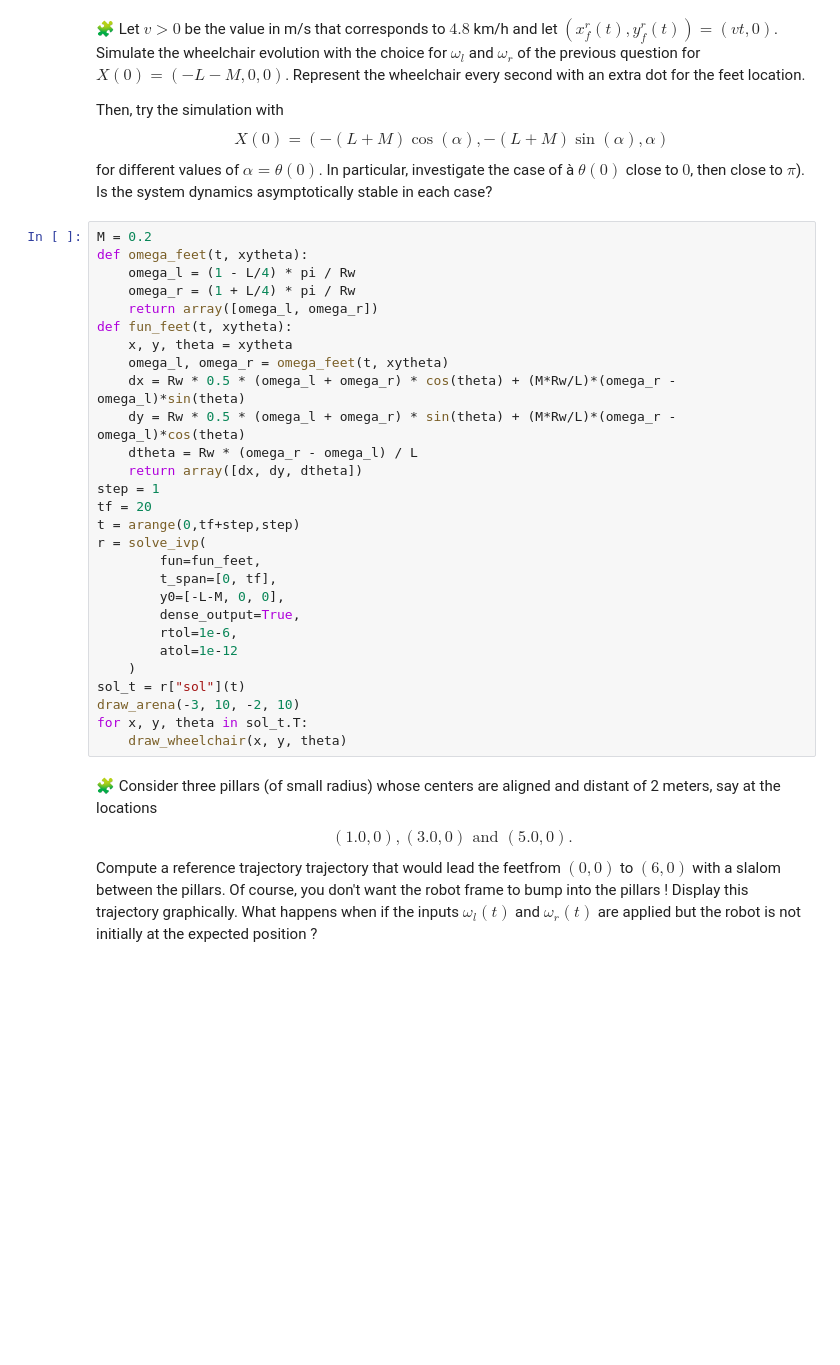
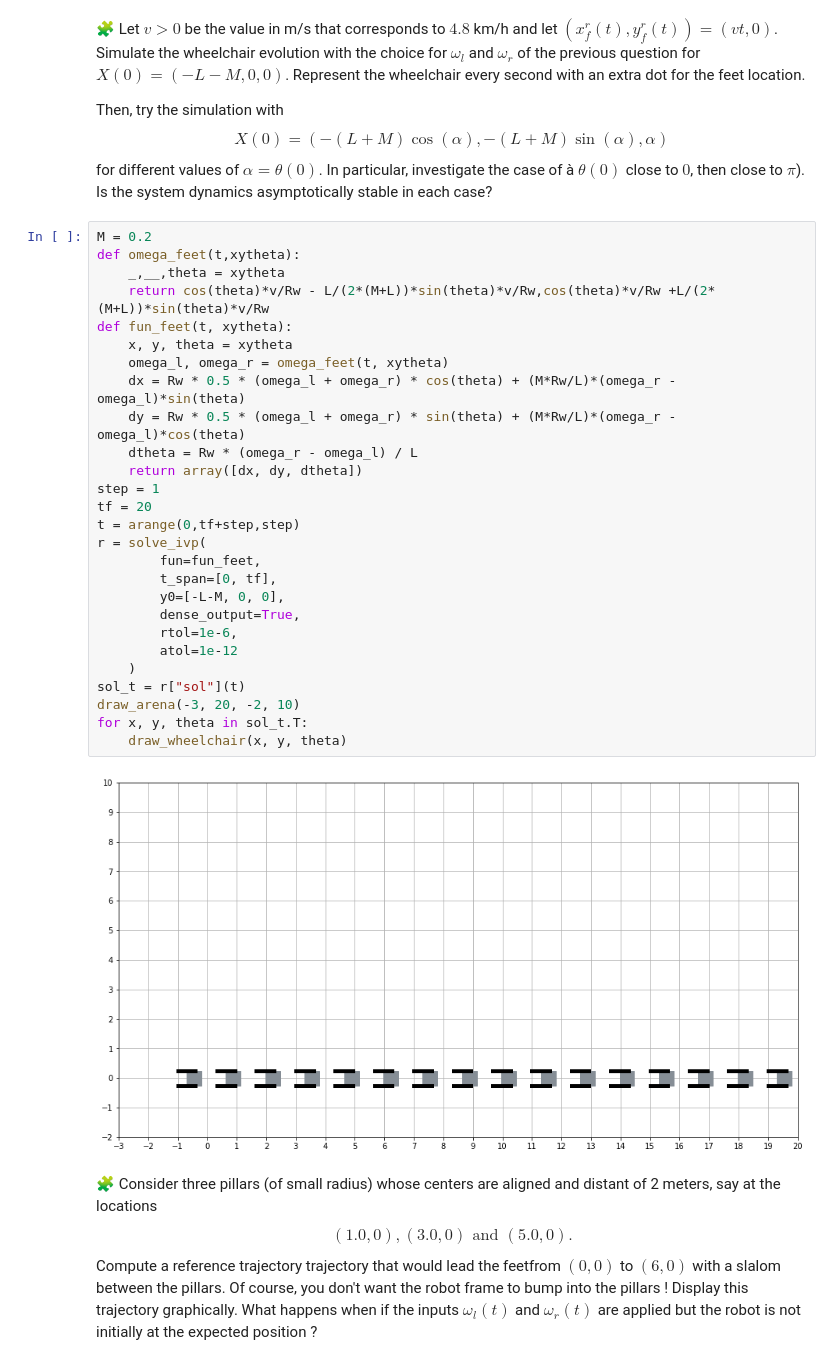
Before and after one commit to hassanAZAKAF/control-engineering-with-python-project-2022-2023, a Jupyter notebook: Project-3.ipynb, the cells around one changed output. Saved outputs shown, nothing was run; the diff lists cells and outputs as text; blank space fills up the shorter version.

```diff
--- a/Project-3.ipynb
+++ b/Project-3.ipynb
@@ -1126,32 +1126,33 @@ $$
 for different values of $\alpha = \theta(0)$. In particular, investigate the case of à $\theta(0)$ close to $0$, then close to $\pi$). Is the system dynamics asymptotically stable in each case?
 # %%
 M = 0.2
-def omega_feet(t, xytheta):
-    omega_l = (1 - L/4) * pi / Rw
-    omega_r = (1 + L/4) * pi / Rw
-    return array([omega_l, omega_r])
+def omega_feet(t,xytheta):
+    _,__,theta = xytheta
+    return cos(theta)*v/Rw - L/(2*(M+L))*sin(theta)*v/Rw,cos(theta)*v/Rw +L/(2*(M+L))*sin(theta)*v/Rw
 def fun_feet(t, xytheta):
     x, y, theta = xytheta
     omega_l, omega_r = omega_feet(t, xytheta)
     dx = Rw * 0.5 * (omega_l + omega_r) * cos(theta) + (M*Rw/L)*(omega_r - omega_l)*sin(theta)
     dy = Rw * 0.5 * (omega_l + omega_r) * sin(theta) + (M*Rw/L)*(omega_r - omega_l)*cos(theta)
     dtheta = Rw * (omega_r - omega_l) / L
     return array([dx, dy, dtheta])
 step = 1
 tf = 20
 t = arange(0,tf+step,step)
 r = solve_ivp(
         fun=fun_feet,
         t_span=[0, tf],
         y0=[-L-M, 0, 0],
         dense_output=True,
         rtol=1e-6,
         atol=1e-12
     )
 sol_t = r["sol"](t)
-draw_arena(-3, 10, -2, 10)
+draw_arena(-3, 20, -2, 10)
 for x, y, theta in sol_t.T:
     draw_wheelchair(x, y, theta)
+# %% [output]
+[figure, added]
 # %% [markdown]
 🧩 Consider three pillars (of small radius) whose centers are aligned and distant of 2 meters, say at the locations
 $$
```
Also changed, not shown: parts of 1 cell of this notebook.
